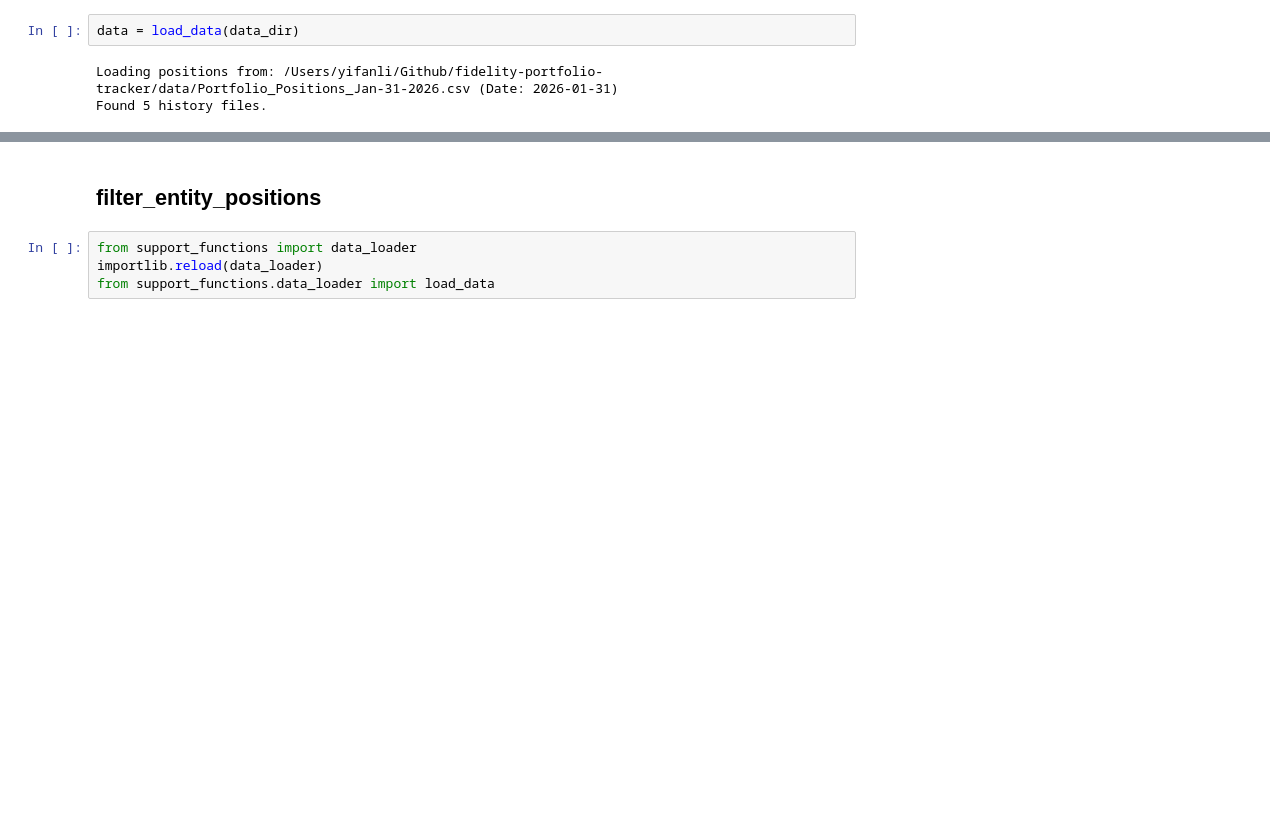
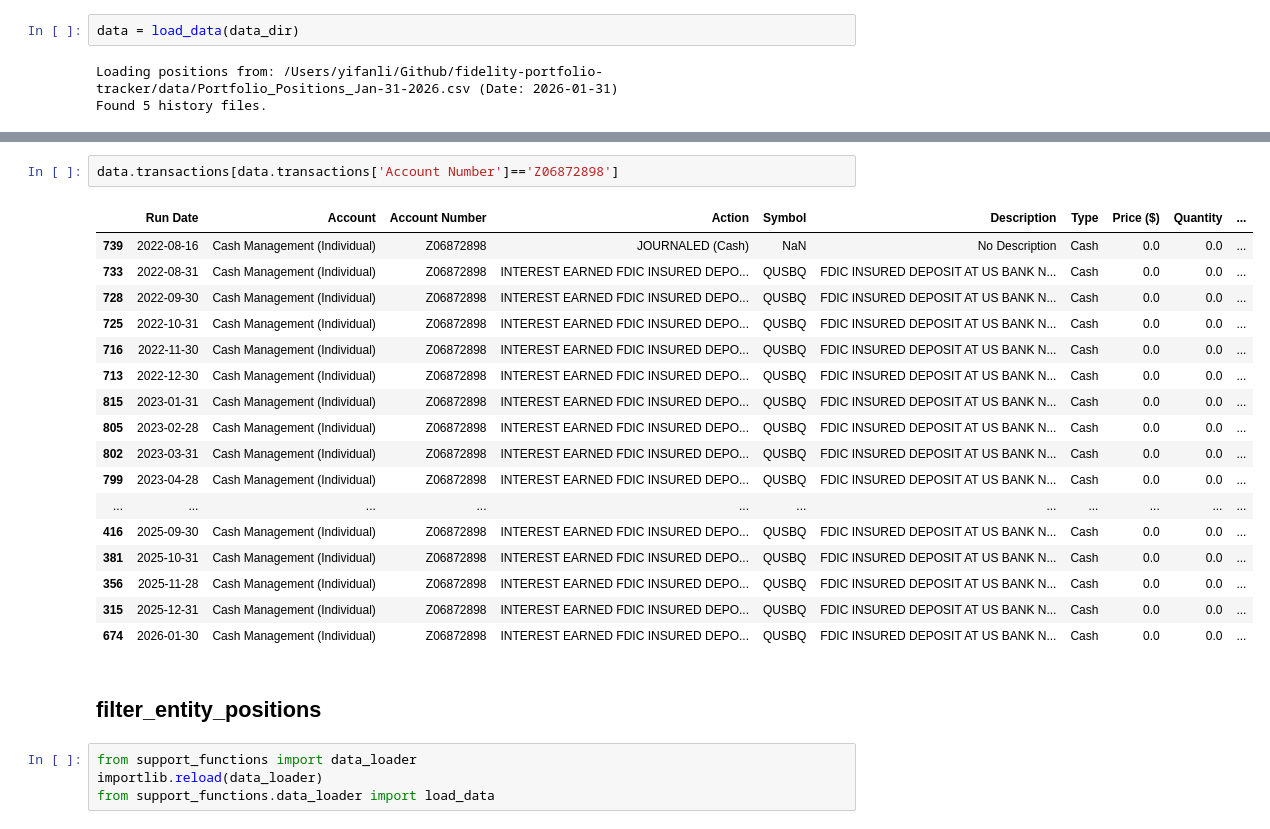
Before and after one commit to yifan-lee/fidelity-portfolio-tracker, a Jupyter notebook: scripts/DEV.ipynb, the cells around one changed output, grey strips where cells are left out. Saved outputs shown, nothing was run; the diff lists cells and outputs as text; blank space fills up the shorter version.

```diff
--- a/scripts/DEV.ipynb
+++ b/scripts/DEV.ipynb
@@ -279,6 +279,26 @@ transactions_df.head()
 | 745 | 2022-07-29 | Individual | Z23390746 | REINVESTMENT FIDELITY TREASURY MO... | FZFXX | FIDELITY TREASURY MONEY MARKET FUND | Cash | 1.00 | 0.22 | ... |
 | 744 | 2022-08-05 | Individual | Z23390746 | YOU BOUGHT APPLE INC (AAPL) (Cash) | AAPL | APPLE INC | Cash | 163.54 | 1.00 | ... |
 | 743 | 2022-08-05 | Individual | Z23390746 | YOU BOUGHT APPLE INC (AAPL) (Cash) | AAPL | APPLE INC | Cash | 164.61 | 9.00 | ... |
+# %%
+data.transactions[data.transactions['Account Number']=='Z06872898']
+# %% [output]
+|  | Run Date | Account | Account Number | Action | Symbol | Description | Type | Price ($) | Quantity | ... |
+| 739 | 2022-08-16 | Cash Management (Individual) | Z06872898 | JOURNALED (Cash) | NaN | No Description | Cash | 0.0 | 0.0 | ... |
+| 733 | 2022-08-31 | Cash Management (Individual) | Z06872898 | INTEREST EARNED FDIC INSURED DEPO... | QUSBQ | FDIC INSURED DEPOSIT AT US BANK N... | Cash | 0.0 | 0.0 | ... |
+| 728 | 2022-09-30 | Cash Management (Individual) | Z06872898 | INTEREST EARNED FDIC INSURED DEPO... | QUSBQ | FDIC INSURED DEPOSIT AT US BANK N... | Cash | 0.0 | 0.0 | ... |
+| 725 | 2022-10-31 | Cash Management (Individual) | Z06872898 | INTEREST EARNED FDIC INSURED DEPO... | QUSBQ | FDIC INSURED DEPOSIT AT US BANK N... | Cash | 0.0 | 0.0 | ... |
+| 716 | 2022-11-30 | Cash Management (Individual) | Z06872898 | INTEREST EARNED FDIC INSURED DEPO... | QUSBQ | FDIC INSURED DEPOSIT AT US BANK N... | Cash | 0.0 | 0.0 | ... |
+| 713 | 2022-12-30 | Cash Management (Individual) | Z06872898 | INTEREST EARNED FDIC INSURED DEPO... | QUSBQ | FDIC INSURED DEPOSIT AT US BANK N... | Cash | 0.0 | 0.0 | ... |
+| 815 | 2023-01-31 | Cash Management (Individual) | Z06872898 | INTEREST EARNED FDIC INSURED DEPO... | QUSBQ | FDIC INSURED DEPOSIT AT US BANK N... | Cash | 0.0 | 0.0 | ... |
+| 805 | 2023-02-28 | Cash Management (Individual) | Z06872898 | INTEREST EARNED FDIC INSURED DEPO... | QUSBQ | FDIC INSURED DEPOSIT AT US BANK N... | Cash | 0.0 | 0.0 | ... |
+| 802 | 2023-03-31 | Cash Management (Individual) | Z06872898 | INTEREST EARNED FDIC INSURED DEPO... | QUSBQ | FDIC INSURED DEPOSIT AT US BANK N... | Cash | 0.0 | 0.0 | ... |
+| 799 | 2023-04-28 | Cash Management (Individual) | Z06872898 | INTEREST EARNED FDIC INSURED DEPO... | QUSBQ | FDIC INSURED DEPOSIT AT US BANK N... | Cash | 0.0 | 0.0 | ... |
+| ... | ... | ... | ... | ... | ... | ... | ... | ... | ... | ... |
+| 416 | 2025-09-30 | Cash Management (Individual) | Z06872898 | INTEREST EARNED FDIC INSURED DEPO... | QUSBQ | FDIC INSURED DEPOSIT AT US BANK N... | Cash | 0.0 | 0.0 | ... |
+| 381 | 2025-10-31 | Cash Management (Individual) | Z06872898 | INTEREST EARNED FDIC INSURED DEPO... | QUSBQ | FDIC INSURED DEPOSIT AT US BANK N... | Cash | 0.0 | 0.0 | ... |
+| 356 | 2025-11-28 | Cash Management (Individual) | Z06872898 | INTEREST EARNED FDIC INSURED DEPO... | QUSBQ | FDIC INSURED DEPOSIT AT US BANK N... | Cash | 0.0 | 0.0 | ... |
+| 315 | 2025-12-31 | Cash Management (Individual) | Z06872898 | INTEREST EARNED FDIC INSURED DEPO... | QUSBQ | FDIC INSURED DEPOSIT AT US BANK N... | Cash | 0.0 | 0.0 | ... |
+| 674 | 2026-01-30 | Cash Management (Individual) | Z06872898 | INTEREST EARNED FDIC INSURED DEPO... | QUSBQ | FDIC INSURED DEPOSIT AT US BANK N... | Cash | 0.0 | 0.0 | ... |
 # %% [markdown]
 ## filter_entity_positions
 # %%
```
Also changed, not shown: parts of 27 cells of this notebook, 5 other files.
